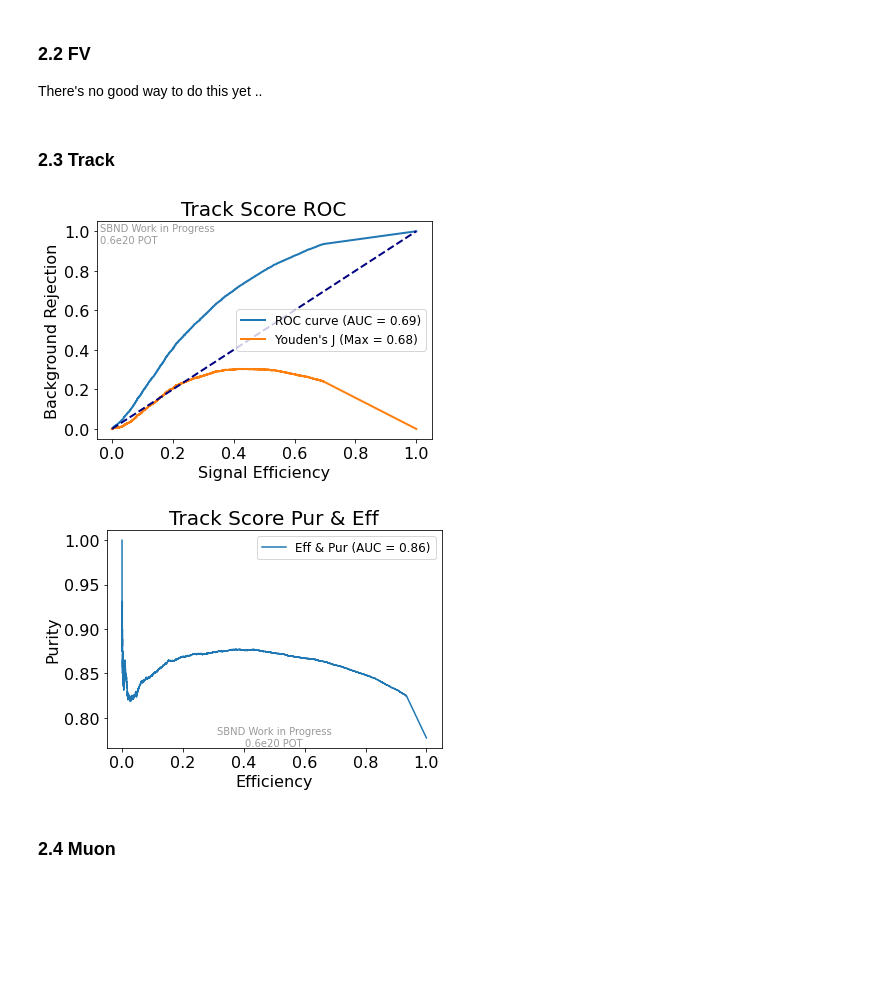
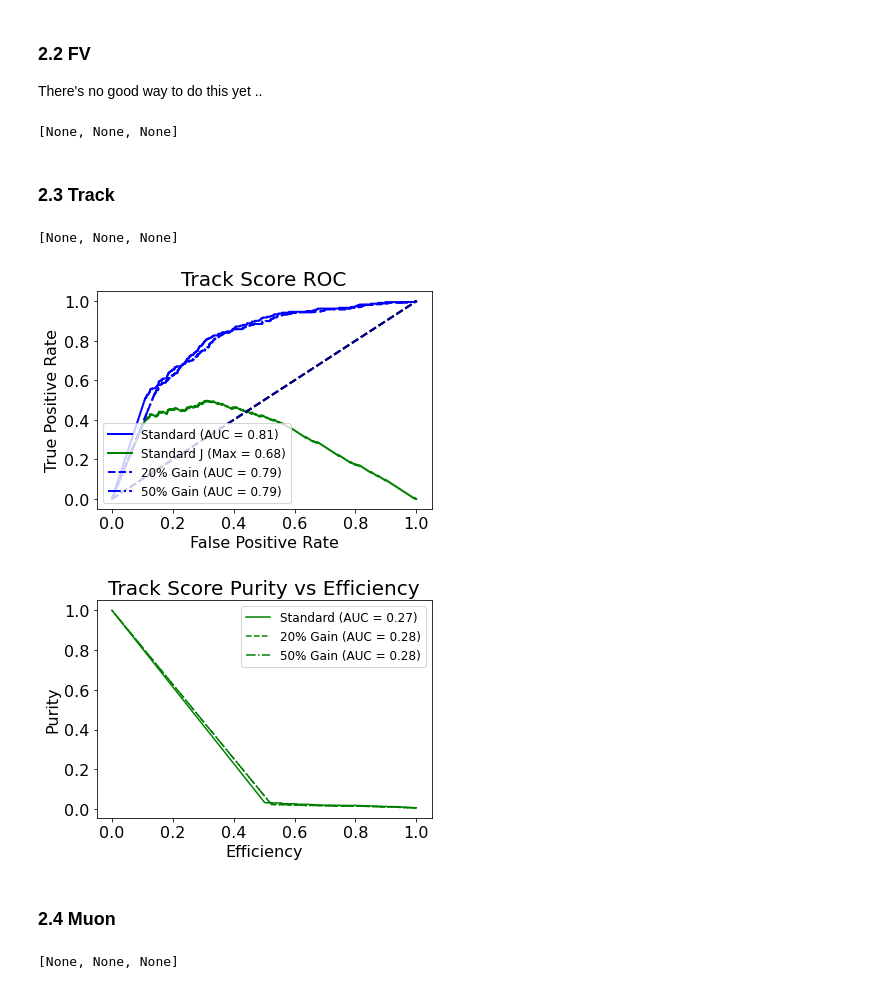
Before and after one commit to bear-is-asleep/mynumu_reco, a Jupyter notebook: reco_roc.ipynb, the cells around one changed output. Drawn from its saved outputs; the diff is of its cells as text; code cells hidden in the pictures; blank space fills up the shorter version.

```diff
--- a/reco_roc.ipynb
+++ b/reco_roc.ipynb
@@ -118,7 +163,7 @@ def make_roc_plot(y,scores,ax=None,fig=None,weights=None,pos_label=0,label=LABEL
     ax.legend()
     return fig,ax
 # %%
-def make_pur_eff_plot(y,scores,pos_label=0,title='Purity vs Efficiency',fig=None,ax=None,weights=None,show_f1=False,**kwargs):
+def make_pur_eff_plot(y,scores,pos_label=0,title='Purity vs Efficiency',fig=None,ax=None,weights=None,show_f1=False,label='Eff & Pur',**kwargs):
     pur,eff,thresholds = precision_recall_curve(y,scores,pos_label=pos_label,sample_weight=weights)
     pur_auc = auc(eff,pur)
     f1 = 2 * (pur * eff) / (pur + eff)
@@ -129,9 +174,9 @@ def make_pur_eff_plot(y,scores,pos_label=0,title='Purity vs Efficiency',fig=None
         fig = ax.get_figure()
     elif ax is None:
         ax = fig.gca()
-    ax.plot(eff,pur,label=f'Eff & Pur (AUC = {pur_auc:.2f})',**kwargs)
+    ax.plot(eff,pur,label=f'{label} (AUC = {pur_auc:.2f})',color='green',**kwargs)
     if show_f1:
-        ax.plot(eff,f1,label=f'f1 (Max = {best_score:.2f})',**kwargs)
+        ax.plot(eff,f1,label=f'{label} f1 (Max = {best_score:.2f})',color='purple',**kwargs)
     ax.set_xlabel('Efficiency')
     ax.set_ylabel('Purity')
     ax.set_title(title)
@@ -199,3 +287,12 @@ _slc.apply_cut('cosmic')
+# %%
+_slc = slc.copy()
+_slc.apply_cut('cosmic')
+
+#For multiple samples
+_slcs = [s.copy() for s in slcs]
+[s.apply_cut('cosmic') for s in _slcs]
+# %% [output]
+[None, None, None]
 # %% [markdown]
 ### 2.3 Track
 # %%
@@ -203,30 +300,57 @@ _slc = slc.copy()
 #apply cuts
 _slc.apply_cut('cosmic')
 _slc.apply_cut('fv')
+
+#For multiple samples
+_slcs = [s.copy() for s in slcs]
+[s.apply_cut('cosmic') for s in _slcs]
+[s.apply_cut('fv') for s in _slcs]
+# %% [output]
+[None, None, None]
 # %%
 #Track score ROC
-scores = _slc.data.best_trk_score
+scores = -_slc.data.best_trk_score
 y = _slc.data.truth.event_type
 weights = _slc.data.genweight
-df = pd.concat([scores,y],axis=1)
-#save into data_dir
-df.to_csv(f'{DATA_DIR}/roc_scores/{FNAME[:-3]}_track_score.csv')
+#For multiple samples
+scores_v = [-s.data.best_trk_score for s in _slcs]
+y_v = [s.data.truth.event_type for s in _slcs]
+weights_v = [s.data.genweight for s in _slcs]
 
 #MAke ROC plot
-fig,ax = make_roc_plot(y,scores,weights=weights,title='Track Score ROC',show_f1=False,show_j=True)
-plotters.add_label(ax, LABEL,where='topleft',color='grey',alpha=0.8)
+#fig,ax = make_roc_plot(y,scores,weights=weights,title='Track Score ROC',show_f1=False,show_j=True)
+fig,ax = make_roc_plot(y_v[0],scores_v[0],weights=weights_v[0],label=labels[0],pos_label=2,show_j=True)
+fig,ax = make_roc_plot(y_v[1],scores_v[1],ax=ax,fig=fig,weights=weights_v[1],pos_label=2,label=labels[1],ls='--')
+fig,ax = make_roc_plot(y_v[2],scores_v[2],ax=ax,fig=fig,weights=weights_v[2],pos_label=2,label=labels[2],ls='-.',title='Track Score ROC')
 plotters.set_style(ax)
 if SAVE_PLOT:
     plotters.save_plot('track_score',folder_name=f'{PLOT_DIR}',fig=fig)
 
 #Purity vs Efficiency
-fig,ax = make_pur_eff_plot(y,scores,pos_label=0,title='Track Score Pur & Eff',weights=weights)
+#fig,ax = make_pur_eff_plot(y,scores,pos_label=0,title='Track Score Pur & Eff',weights=weights)
+fig,ax = make_pur_eff_plot(y_v[0],scores_v[0],weights=weights_v[0],label=labels[0],pos_label=2)
+fig,ax = make_pur_eff_plot(y_v[1],scores_v[1],ax=ax,fig=fig,weights=weights_v[1],pos_label=2,label=labels[1],ls='--')
+fig,ax = make_pur_eff_plot(y_v[2],scores_v[2],ax=ax,fig=fig,weights=weights_v[2],pos_label=2,label=labels[2],ls='-.',title='Track Score Purity vs Efficiency')
 plotters.set_style(ax)
-plotters.add_label(ax, LABEL,where='bottomcenter',color='grey',alpha=0.8)
-if SAVE_PLOT:
-    plotters.save_plot('track_score_pur_eff',folder_name=f'{PLOT_DIR}',fig=fig)
+#plotters.add_label(ax, LABEL,where='bottomcenter',color='grey',alpha=0.8)
+#if SAVE_PLOT:
+#    plotters.save_plot('track_score_pur_eff',folder_name=f'{PLOT_DIR}',fig=fig)
 # %% [output]
-[figure, old version]
+[figure, new version]
-[figure, old version]
+[figure, new version]
 # %% [markdown]
 ### 2.4 Muon
+# %%
+#This roc score has to be on the muons themselves
+_pfp = pfp.copy()
+_pfp.apply_cut(slc,'cosmic')
+_pfp.apply_cut(slc,'fv')
+_pfp.apply_cut(slc,'trk')
+
+#For multiple samples
+_pfps = [p.copy() for p in pfps]
+[p.apply_cut(s,'cosmic') for p,s in zip(_pfps,slcs)]
+[p.apply_cut(s,'fv') for p,s in zip(_pfps,slcs)]
+[p.apply_cut(s,'trk') for p,s in zip(_pfps,slcs)]
+# %% [output]
+[None, None, None]
```
Also changed, not shown: parts of 19 cells of this notebook, 6 other files.
